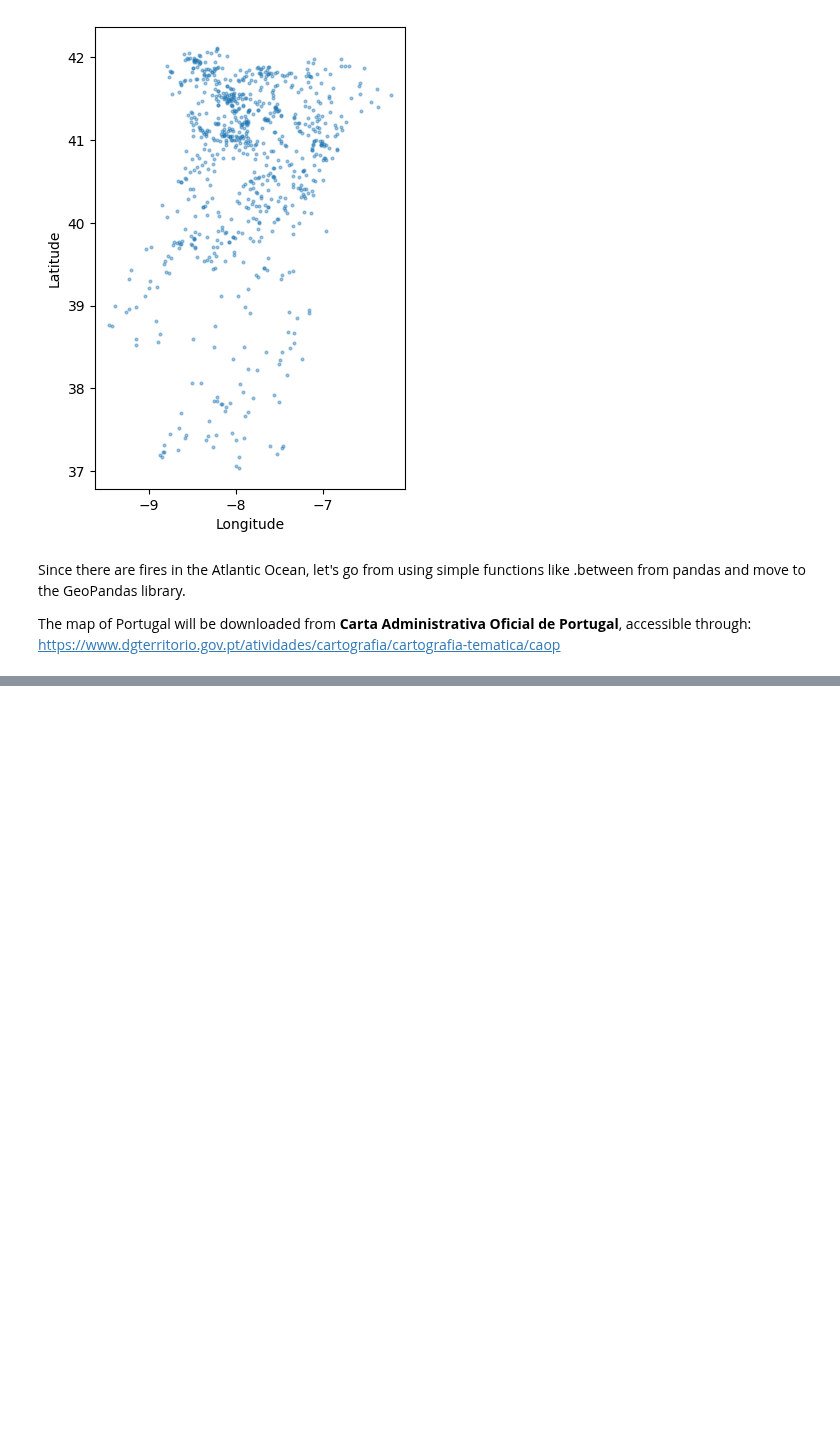
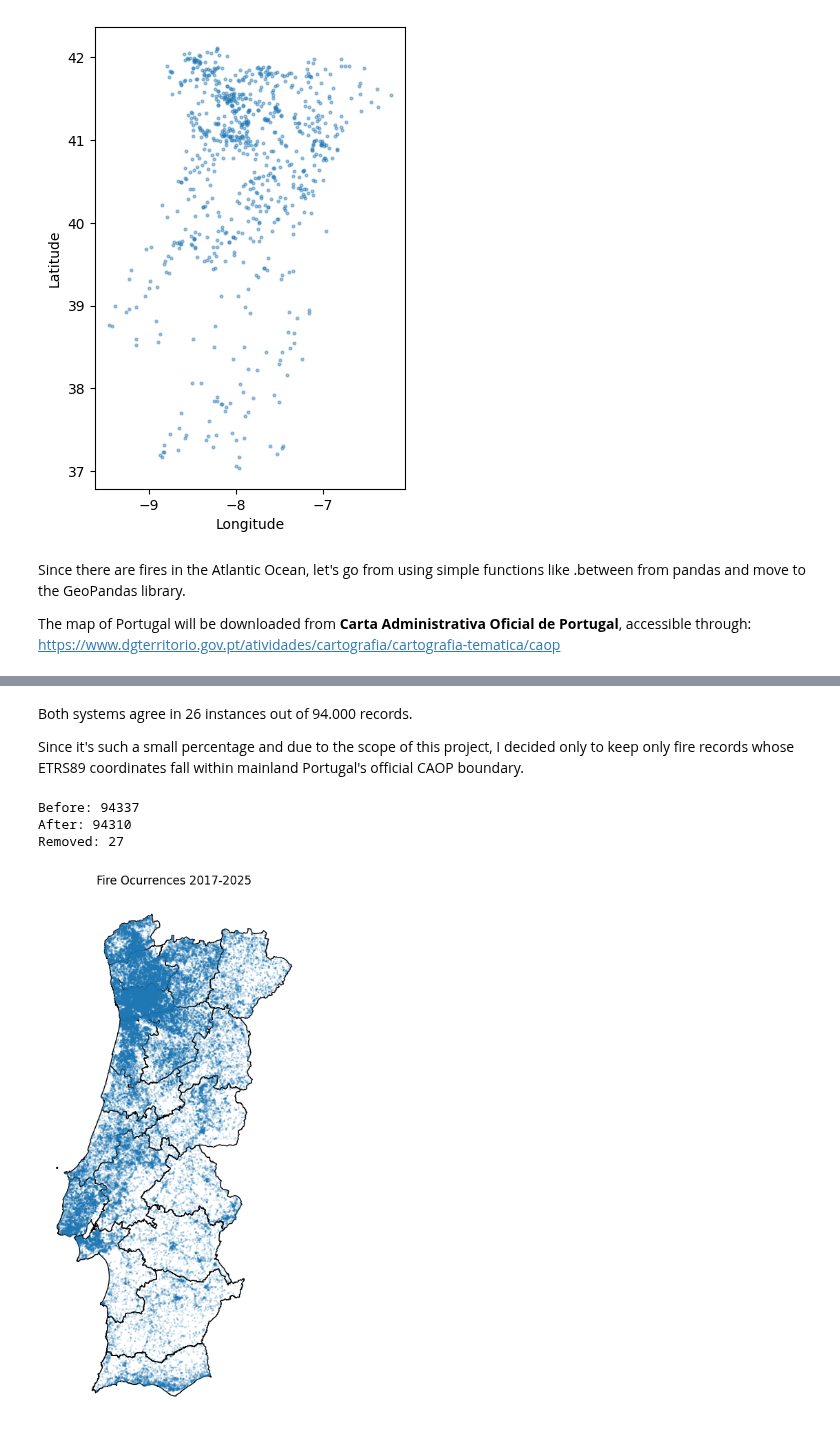
Before and after one commit to Daniel99Fonseca/wildfire-risk-portugal, a Jupyter notebook: notebooks/01_fire_data_exploration.ipynb, the cells around one changed output, grey strips where cells are left out. Saved outputs shown, nothing was run; the diff lists cells and outputs as text; code cells hidden in the pictures; blank space fills up the shorter version.

```diff
--- a/notebooks/01_fire_data_exploration.ipynb
+++ b/notebooks/01_fire_data_exploration.ipynb
@@ -844,0 +977,35 @@ gpd.list_layers("../data/raw/CAOP_Continente_2025-gpkg/Continente_CAOP2025.gpkg"
+# %% [markdown]
+Both systems agree in 26 instances out of 94.000 records.
+
+Since it's such a small percentage and due to the scope of this project, I decided only to keep only fire records whose ETRS89 coordinates fall within mainland Portugal's official CAOP boundary.
+# %%
+fires_clean = fires_etrs[
+    fires_etrs.geometry.covered_by(portugal)
+].copy()
+
+print("Before:", len(fires_etrs))
+print("After:", len(fires_clean))
+print("Removed:", len(fires_etrs) - len(fires_clean))
+# %% [output]
+Before: 94337
+After: 94310
+Removed: 27
+# %%
+ax = districts.plot(
+    figsize=(6, 10),
+    edgecolor='black',
+    facecolor='none'
+)
+
+fires_clean.plot(
+    ax=ax,
+    markersize=1,
+    alpha=0.15
+)
+
+ax.set_title('Fire Ocurrences 2017-2025')
+ax.set_axis_off()
+
+plt.show()
+# %% [output]
+[figure, added]
```
Also changed, not shown: parts of 59 cells of this notebook.
